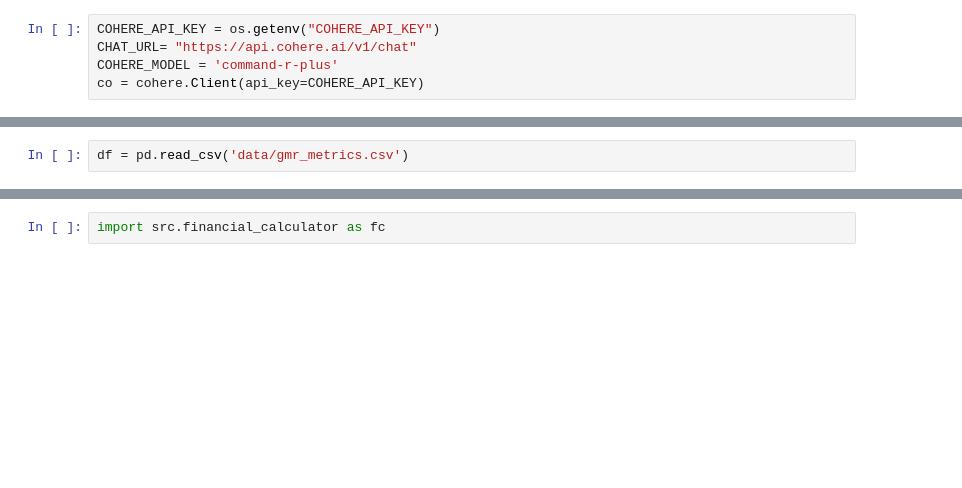
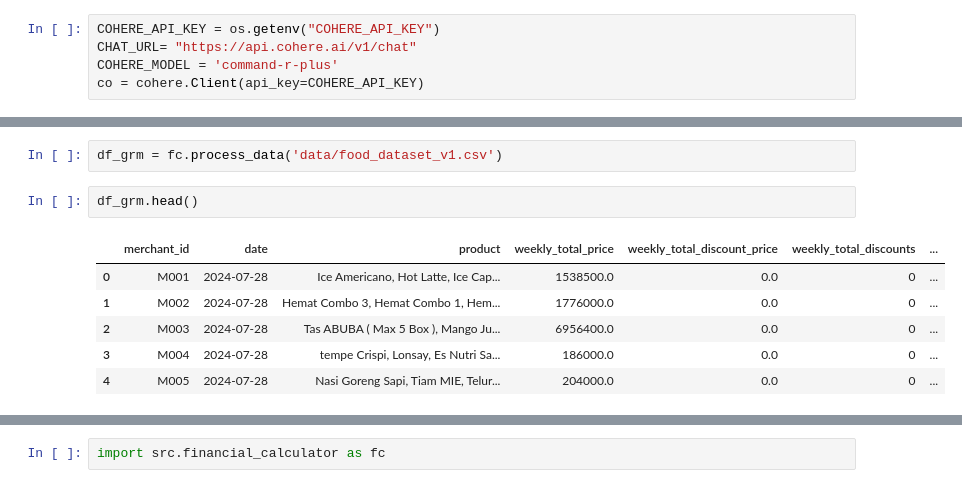
Before and after one commit to sanggusti/cmpwg_hackjakarta, a Jupyter notebook: financial-agent.ipynb, the cells around one changed output, grey strips where cells are left out. Saved outputs shown, nothing was run; the diff lists cells and outputs as text; blank space fills up the shorter version.

```diff
--- a/financial-agent.ipynb
+++ b/financial-agent.ipynb
@@ -49,2 +43,11 @@ cohere_api_test.py    poetry.lock           src
-# %%
-df = pd.read_csv('data/gmr_metrics.csv')
+# %%
+df_grm = fc.process_data('data/food_dataset_v1.csv')
+# %%
+df_grm.head()
+# %% [output]
+|  | merchant_id | date | product | weekly_total_price | weekly_total_discount_price | weekly_total_discounts | ... |
+| 0 | M001 | 2024-07-28 | Ice Americano, Hot Latte, Ice Cap... | 1538500.0 | 0.0 | 0 | ... |
+| 1 | M002 | 2024-07-28 | Hemat Combo 3, Hemat Combo 1, Hem... | 1776000.0 | 0.0 | 0 | ... |
+| 2 | M003 | 2024-07-28 | Tas ABUBA ( Max 5 Box ), Mango Ju... | 6956400.0 | 0.0 | 0 | ... |
+| 3 | M004 | 2024-07-28 | tempe Crispi, Lonsay, Es Nutri Sa... | 186000.0 | 0.0 | 0 | ... |
+| 4 | M005 | 2024-07-28 | Nasi Goreng Sapi, Tiam MIE, Telur... | 204000.0 | 0.0 | 0 | ... |
```
Also changed, not shown: parts of 22 cells of this notebook, 13 other files.
